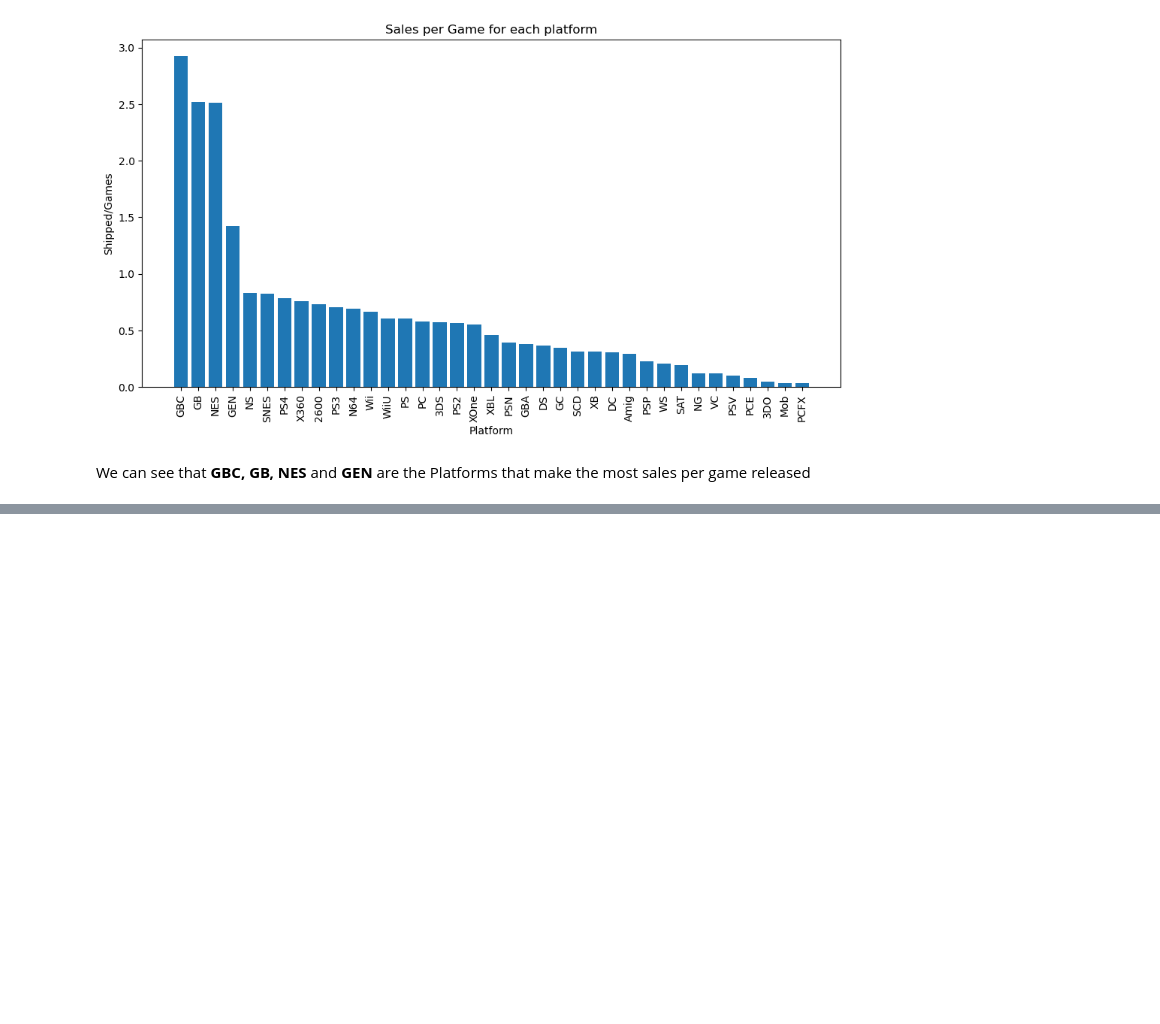
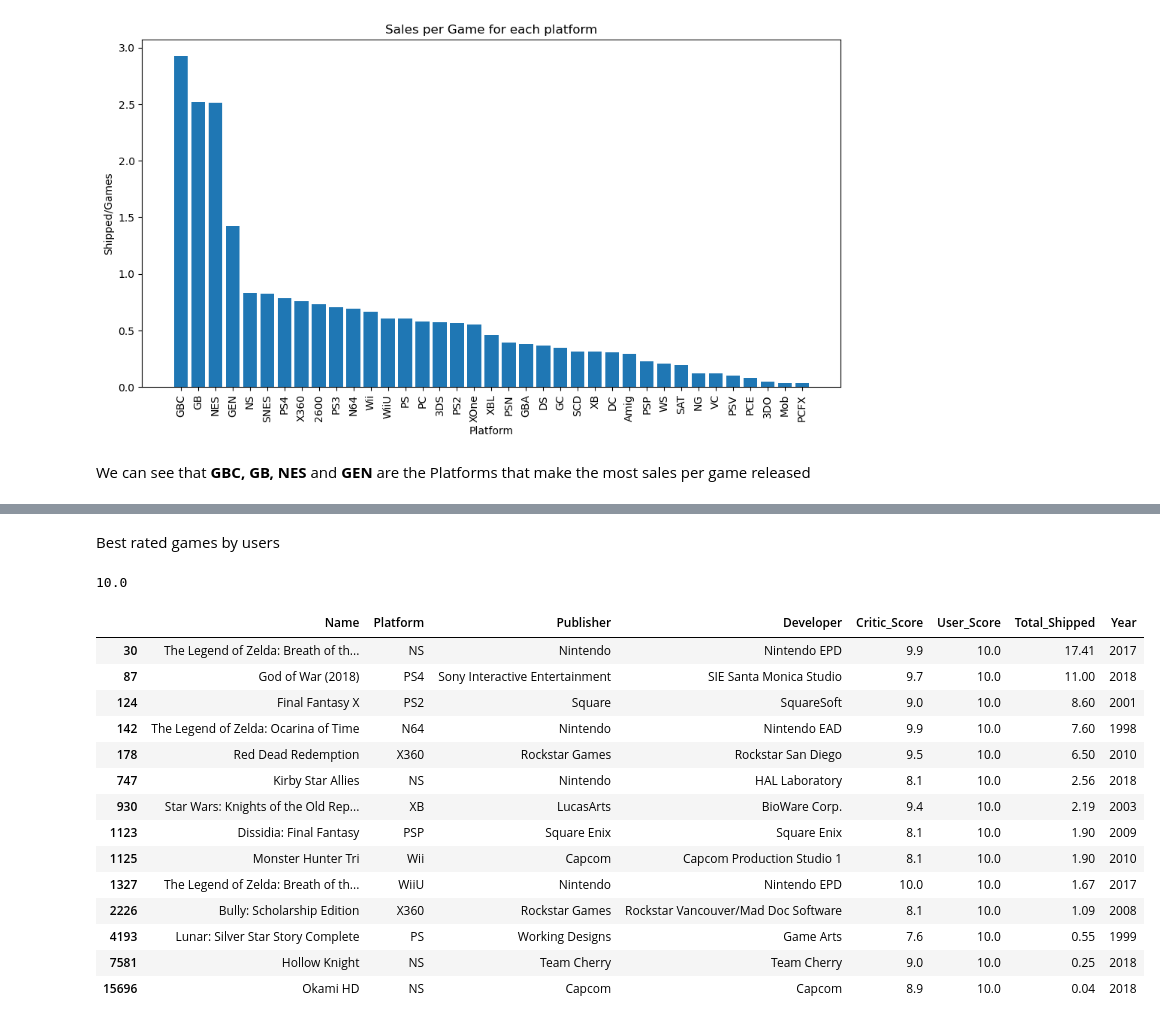
Before and after one commit to camilacareggio/data-analysis, a Jupyter notebook: videogame_sales_analysis/videogame_sales_analysis.ipynb, the cells around one changed output, grey strips where cells are left out. Cells and saved outputs as stored; diff of their text form; code cells hidden in the pictures; blank space fills up the shorter version.

```diff
--- a/videogame_sales_analysis/videogame_sales_analysis.ipynb
+++ b/videogame_sales_analysis/videogame_sales_analysis.ipynb
@@ -174,0 +257,25 @@ Year of Minimum Sales: 1979
+# %% [markdown]
+Best rated games by users
+# %%
+max_user_score = df1.User_Score.max()
+max_user_score
+# %% [output]
+10.0
+# %%
+df1.loc[df1.User_Score == max_user_score]
+# %% [output]
+|  | Name | Platform | Publisher | Developer | Critic_Score | User_Score | Total_Shipped | Year |
+| 30 | The Legend of Zelda: Breath of th... | NS | Nintendo | Nintendo EPD | 9.9 | 10.0 | 17.41 | 2017 |
+| 87 | God of War (2018) | PS4 | Sony Interactive Entertainment | SIE Santa Monica Studio | 9.7 | 10.0 | 11.00 | 2018 |
+| 124 | Final Fantasy X | PS2 | Square | SquareSoft | 9.0 | 10.0 | 8.60 | 2001 |
+| 142 | The Legend of Zelda: Ocarina of Time | N64 | Nintendo | Nintendo EAD | 9.9 | 10.0 | 7.60 | 1998 |
+| 178 | Red Dead Redemption | X360 | Rockstar Games | Rockstar San Diego | 9.5 | 10.0 | 6.50 | 2010 |
+| 747 | Kirby Star Allies | NS | Nintendo | HAL Laboratory | 8.1 | 10.0 | 2.56 | 2018 |
+| 930 | Star Wars: Knights of the Old Rep... | XB | LucasArts | BioWare Corp. | 9.4 | 10.0 | 2.19 | 2003 |
+| 1123 | Dissidia: Final Fantasy | PSP | Square Enix | Square Enix | 8.1 | 10.0 | 1.90 | 2009 |
+| 1125 | Monster Hunter Tri | Wii | Capcom | Capcom Production Studio 1 | 8.1 | 10.0 | 1.90 | 2010 |
+| 1327 | The Legend of Zelda: Breath of th... | WiiU | Nintendo | Nintendo EPD | 10.0 | 10.0 | 1.67 | 2017 |
+| 2226 | Bully: Scholarship Edition | X360 | Rockstar Games | Rockstar Vancouver/Mad Doc Software | 8.1 | 10.0 | 1.09 | 2008 |
+| 4193 | Lunar: Silver Star Story Complete | PS | Working Designs | Game Arts | 7.6 | 10.0 | 0.55 | 1999 |
+| 7581 | Hollow Knight | NS | Team Cherry | Team Cherry | 9.0 | 10.0 | 0.25 | 2018 |
+| 15696 | Okami HD | NS | Capcom | Capcom | 8.9 | 10.0 | 0.04 | 2018 |
```
Also changed, not shown: parts of 24 cells of this notebook.
